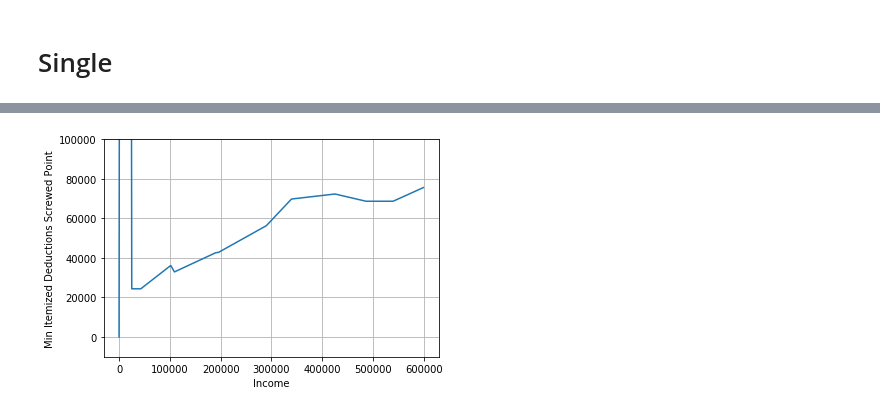
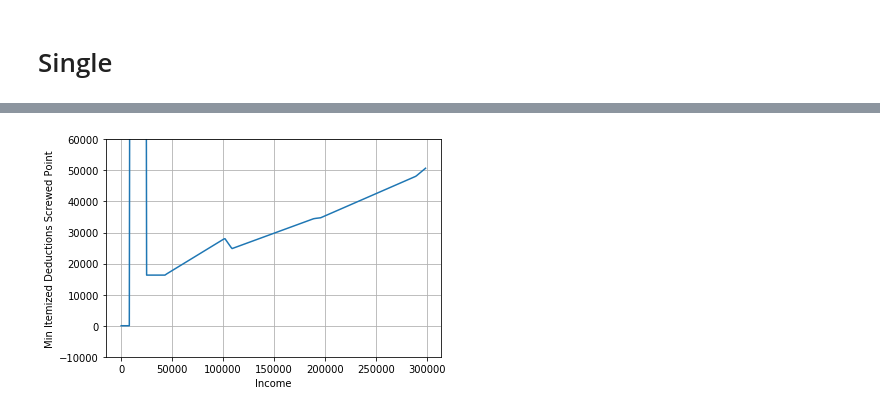
Before and after one commit to allensussman/Notebooks, a Jupyter notebook: Tax_rate_changes.ipynb, the cells around one changed output, grey strips where cells are left out. Saved outputs shown, nothing was run; the diff lists cells and outputs as text; code cells hidden in the pictures.

```diff
--- a/Tax_rate_changes.ipynb
+++ b/Tax_rate_changes.ipynb
@@ -24,8 +24,8 @@ def effective_tax_rate(income, brackets, deduction=0):
 def effective_tax_rate_diff(income, brackets_1, deductions_1, brackets_2, deductions_2):
     return effective_tax_rate(income, brackets_2, deductions_2)-effective_tax_rate(income, brackets_1, deductions_1)
 # %%
-def min_itemized_deductions_screwed_point(income, brackets_1, brackets_2, standard_deduction_2):
-    fun = lambda x: effective_tax_rate_diff(income, brackets_1, x, brackets_2, standard_deduction_2)
+def min_itemized_deductions_screwed_point(income, brackets_1, personal_exemption_1, brackets_2, standard_deduction_2):
+    fun = lambda x: effective_tax_rate_diff(income, brackets_1, x + personal_exemption_1, brackets_2, standard_deduction_2)
     return brentq(fun, 0, 200000)
 # %% [markdown]
 # Single
@@ -102,6 +103,7 @@ brackets_2017 = [(0, .1),
                  (416700, .35),
                  (470700, .396)]
 standard_deduction_2017 = 12700
+personal_exemption_2017 = 4050*2
 
 brackets_2018 = [(0, .1),
                  (19050, .12),
@@ -148,10 +150,10 @@ plt.grid(True)
 # %%
-x = np.arange(0, 600000, 1000)
-plt.plot(x, [min_itemized_deductions_screwed_point(xi, brackets_2017, brackets_2018, standard_deduction_2018) for xi in x])
+x = np.arange(0, 300000, 1000)
+plt.plot(x, [min_itemized_deductions_screwed_point(xi, brackets_2017, personal_exemption_2017, brackets_2018, standard_deduction_2018) for xi in x])
 plt.legend()
-plt.ylim(ymax=100000)
+plt.ylim(ymax=60000)
 plt.xlabel('Income')
 plt.ylabel('Min Itemized Deductions Screwed Point')
 plt.grid(True)
 # %% [output]
-[figure, old version]
+[figure, new version]
```
Also changed, not shown: parts of 9 cells of this notebook.
